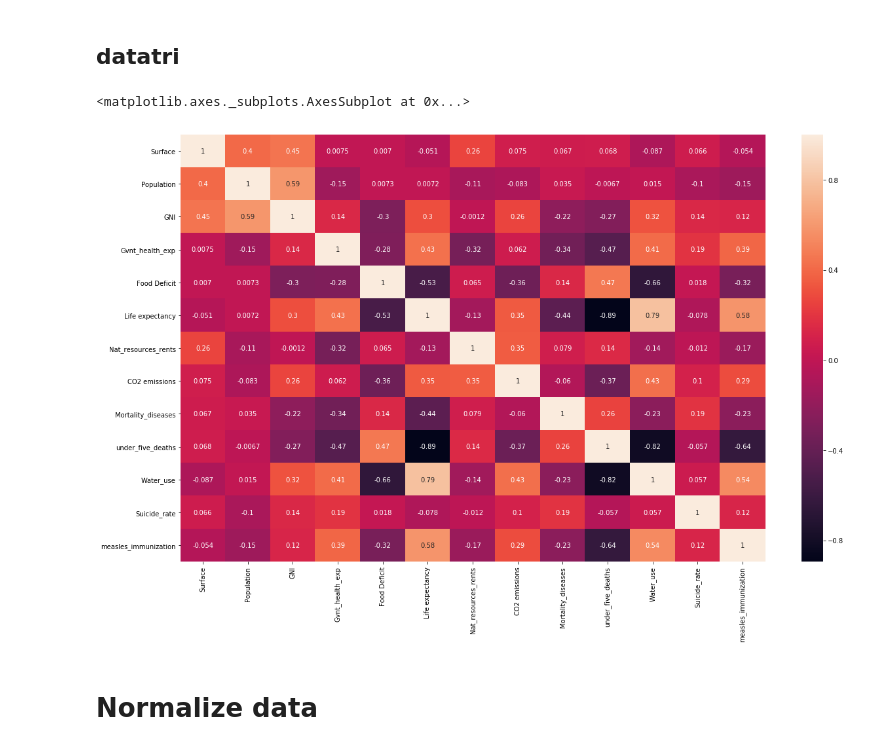
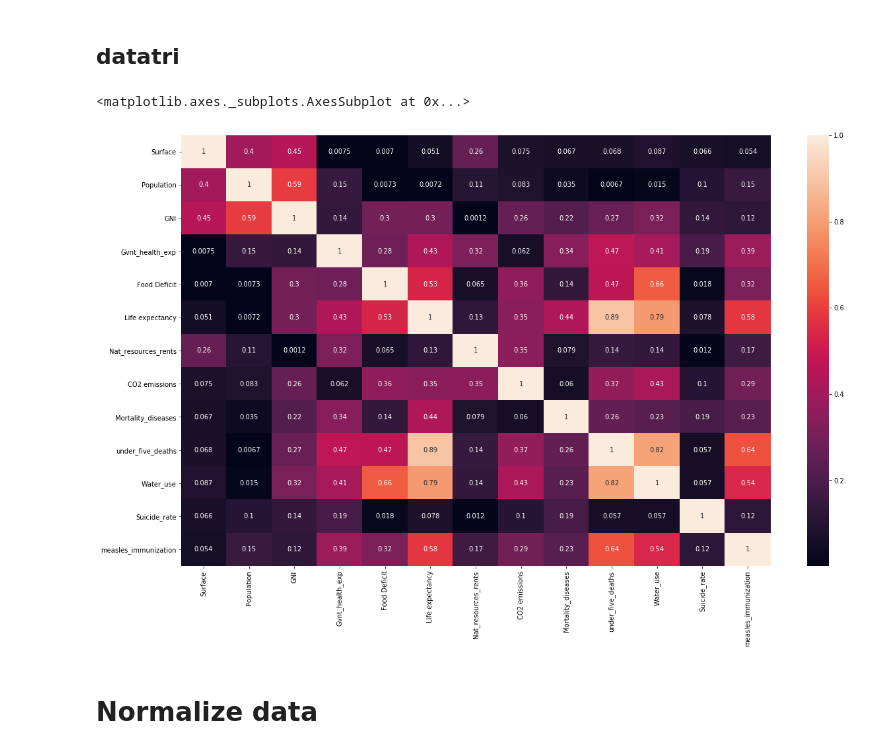
Before and after one commit to hgit2/IAproject, a Jupyter notebook: Projet_IA_clustering_classification.ipynb, the cells around one changed output. Cells and saved outputs as stored; diff of their text form; code cells hidden in the pictures.

```diff
--- a/Projet_IA_clustering_classification.ipynb
+++ b/Projet_IA_clustering_classification.ipynb
@@ -312,10 +314,10 @@ We can see that the Life expectancy values are correlated both to the Food defic
 ## datatri
 # %%
 plt.figure(figsize=(20,12))
-sns.heatmap(datatri.corr(),annot=True)
+sns.heatmap(abs(datatri.corr()),annot=True)
 # %% [output]
 <matplotlib.axes._subplots.AxesSubplot at 0x...>
-[figure, old version]
+[figure, new version]
 # %% [markdown]
 # Normalize data
 # %% [markdown]
```
Also changed, not shown: parts of 42 cells of this notebook.
